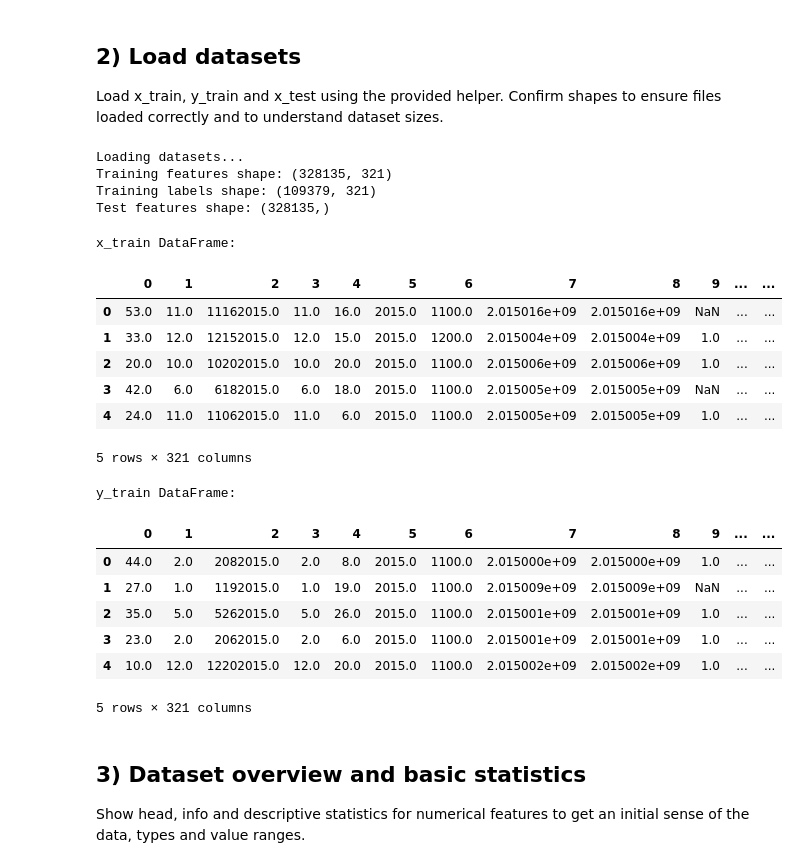
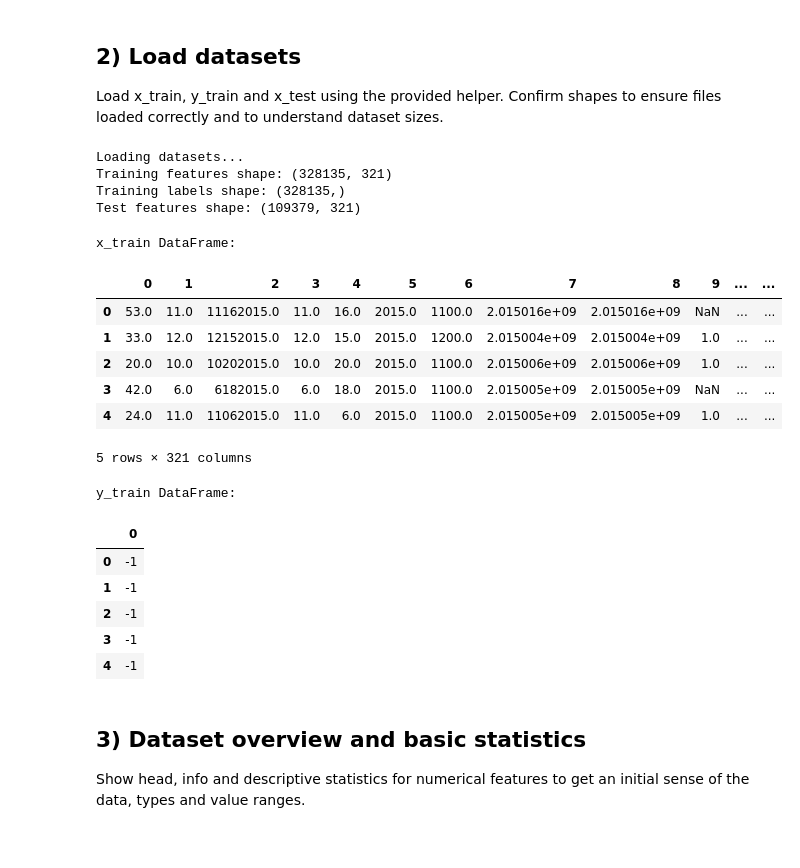
Before and after one commit to Lluc24/CardioRisk, a Jupyter notebook: data_cleaning.ipynb, the cells around one changed output. Cells and saved outputs as stored; diff of their text form; code cells hidden in the pictures.

```diff
--- a/data_cleaning.ipynb
+++ b/data_cleaning.ipynb
@@ -26,7 +26,7 @@ Load x_train, y_train and x_test using the provided helper. Confirm shapes to en
 # %%
 # Load datasets using the helper function
 print("Loading datasets...")
-x_train, y_train, x_test, _, _ = load_csv_data('dataset')
+x_train, x_test,y_train,  _, _ = load_csv_data('dataset')
 
 print(f"Training features shape: {x_train.shape}")
 print(f"Training labels shape: {y_train.shape}")
@@ -34,36 +34,45 @@ print(f"Test features shape: {x_test.shape}")
 # %% [output]
 Loading datasets...
 Training features shape: (328135, 321)
-Training labels shape: (109379, 321)
-Test features shape: (328135,)
+Training labels shape: (328135,)
+Test features shape: (109379, 321)
 # %%
+# Generate random indices within the flattened dataset range, limited to 5% of total elements
+set_size, _ = x_train.shape
+n_random = max(1, int(0.05 * set_size))
+sample_indices = np.random.choice(set_size, size=n_random, replace=False)
+
+x_tr_sample = x_train[sample_indices]
+y_tr_sample = y_train[sample_indices]
+
 # Convert numpy arrays to pandas DataFrames
 x_train_df = pd.DataFrame(x_train)
 y_train_df = pd.DataFrame(y_train)
+x_tr_sample_df = pd.DataFrame(x_tr_sample)
+y_tr_sample_df = pd.DataFrame(y_tr_sample)
 
 # Display the first few rows of each DataFrame to confirm
 print("x_train DataFrame:")
 display(x_train_df.head())
 
 print("\ny_train DataFrame:")
 display(y_train_df.head())
 # %% [output]
 x_train DataFrame:
 |  | 0 | 1 | 2 | 3 | 4 | 5 | 6 | 7 | 8 | 9 | ... | ... |
 | 0 | 53.0 | 11.0 | 11162015.0 | 11.0 | 16.0 | 2015.0 | 1100.0 | 2.015016e+09 | 2.015016e+09 | NaN | ... | ... |
 | 1 | 33.0 | 12.0 | 12152015.0 | 12.0 | 15.0 | 2015.0 | 1200.0 | 2.015004e+09 | 2.015004e+09 | 1.0 | ... | ... |
 | 2 | 20.0 | 10.0 | 10202015.0 | 10.0 | 20.0 | 2015.0 | 1100.0 | 2.015006e+09 | 2.015006e+09 | 1.0 | ... | ... |
 | 3 | 42.0 | 6.0 | 6182015.0 | 6.0 | 18.0 | 2015.0 | 1100.0 | 2.015005e+09 | 2.015005e+09 | NaN | ... | ... |
 | 4 | 24.0 | 11.0 | 11062015.0 | 11.0 | 6.0 | 2015.0 | 1100.0 | 2.015005e+09 | 2.015005e+09 | 1.0 | ... | ... |
 5 rows × 321 columns
 y_train DataFrame:
-|  | 0 | 1 | 2 | 3 | 4 | 5 | 6 | 7 | 8 | 9 | ... | ... |
-| 0 | 44.0 | 2.0 | 2082015.0 | 2.0 | 8.0 | 2015.0 | 1100.0 | 2.015000e+09 | 2.015000e+09 | 1.0 | ... | ... |
-| 1 | 27.0 | 1.0 | 1192015.0 | 1.0 | 19.0 | 2015.0 | 1100.0 | 2.015009e+09 | 2.015009e+09 | NaN | ... | ... |
-| 2 | 35.0 | 5.0 | 5262015.0 | 5.0 | 26.0 | 2015.0 | 1100.0 | 2.015001e+09 | 2.015001e+09 | 1.0 | ... | ... |
-| 3 | 23.0 | 2.0 | 2062015.0 | 2.0 | 6.0 | 2015.0 | 1100.0 | 2.015001e+09 | 2.015001e+09 | 1.0 | ... | ... |
-| 4 | 10.0 | 12.0 | 12202015.0 | 12.0 | 20.0 | 2015.0 | 1100.0 | 2.015002e+09 | 2.015002e+09 | 1.0 | ... | ... |
+|  | 0 |
+| 0 | -1 |
+| 1 | -1 |
+| 2 | -1 |
+| 3 | -1 |
+| 4 | -1 |
-5 rows × 321 columns
 # %% [markdown]
 ## 3) Dataset overview and basic statistics
 
```
Also changed, not shown: parts of 7 cells of this notebook.
